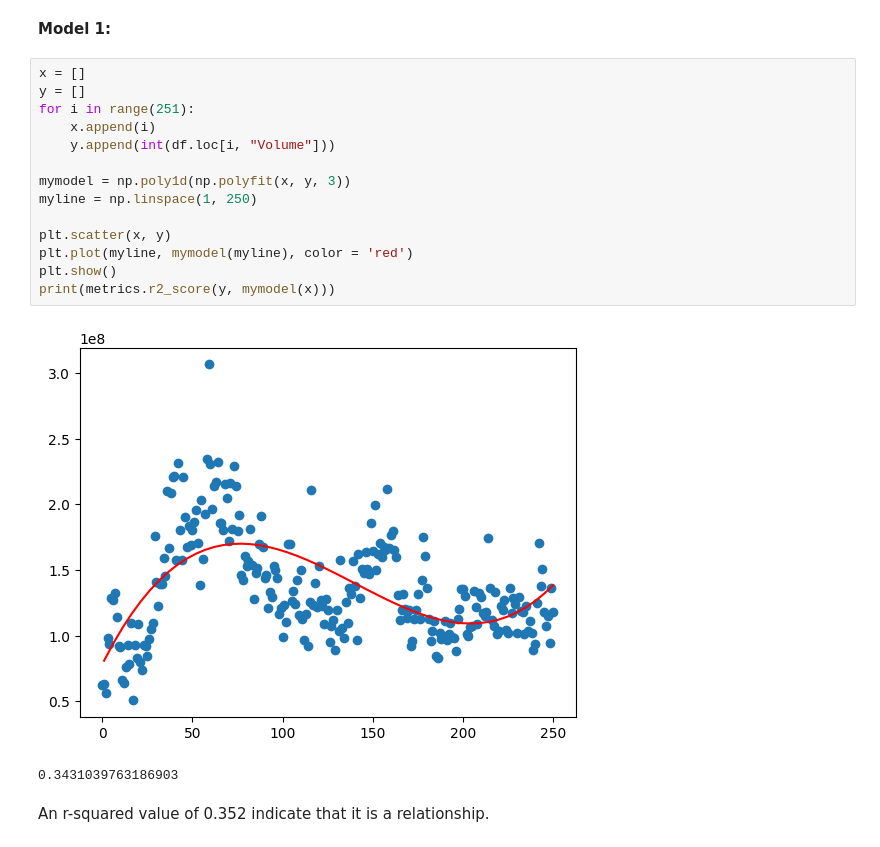
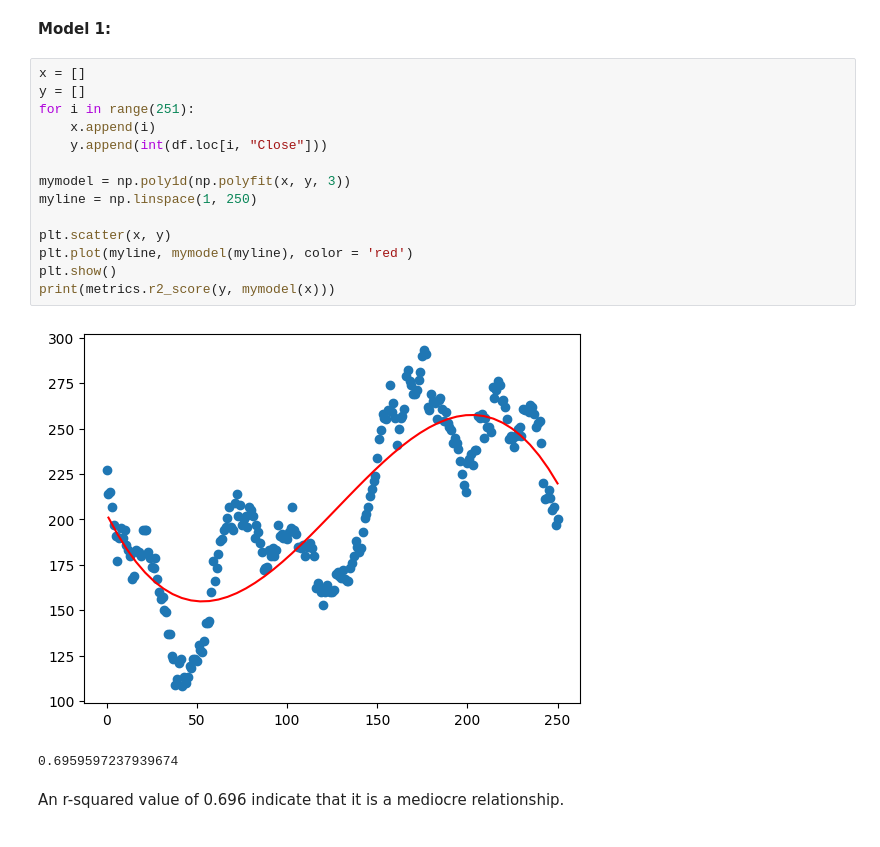
Before and after one commit to DanielSunnanaa/AI-Assignment-2, a Jupyter notebook: MachineLearning.ipynb, the cells around one changed output. Saved outputs shown, nothing was run; the diff lists cells and outputs as text.

```diff
--- a/MachineLearning.ipynb
+++ b/MachineLearning.ipynb
@@ -34,20 +34,20 @@ df
 # %%
 x = []
 y = []
 for i in range(251):
     x.append(i)
-    y.append(int(df.loc[i, "Volume"]))
+    y.append(int(df.loc[i, "Close"]))
 
 mymodel = np.poly1d(np.polyfit(x, y, 3))
 myline = np.linspace(1, 250)
 
 plt.scatter(x, y)
 plt.plot(myline, mymodel(myline), color = 'red')
 plt.show()
 print(metrics.r2_score(y, mymodel(x)))
 # %% [output]
-[figure, old version]
+[figure, new version]
-0.3431039763186903
+0.6959597237939674
 # %% [markdown]
-An r-squared value of 0.352 indicate that it is a relationship.
+An r-squared value of 0.696 indicate that it is a mediocre relationship.
 # %%
```
Also changed, not shown: parts of 7 cells of this notebook.
